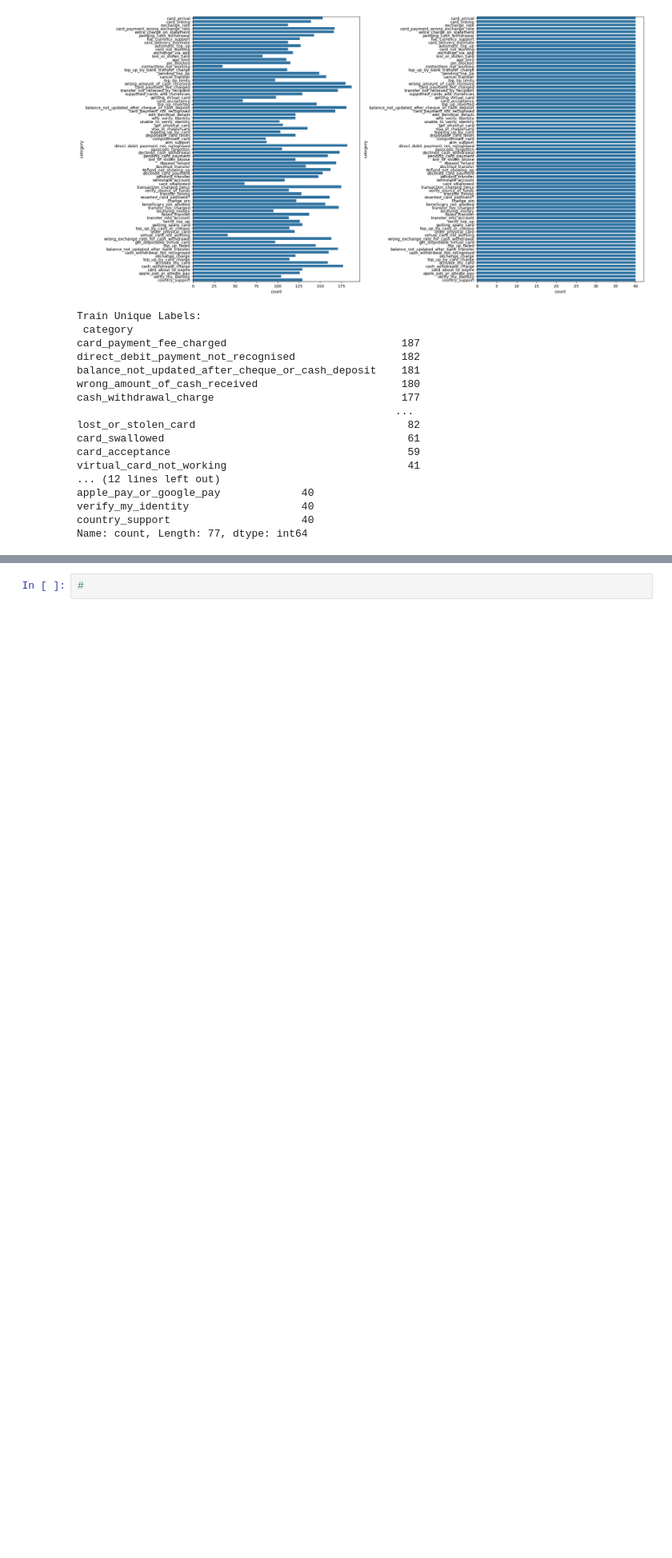
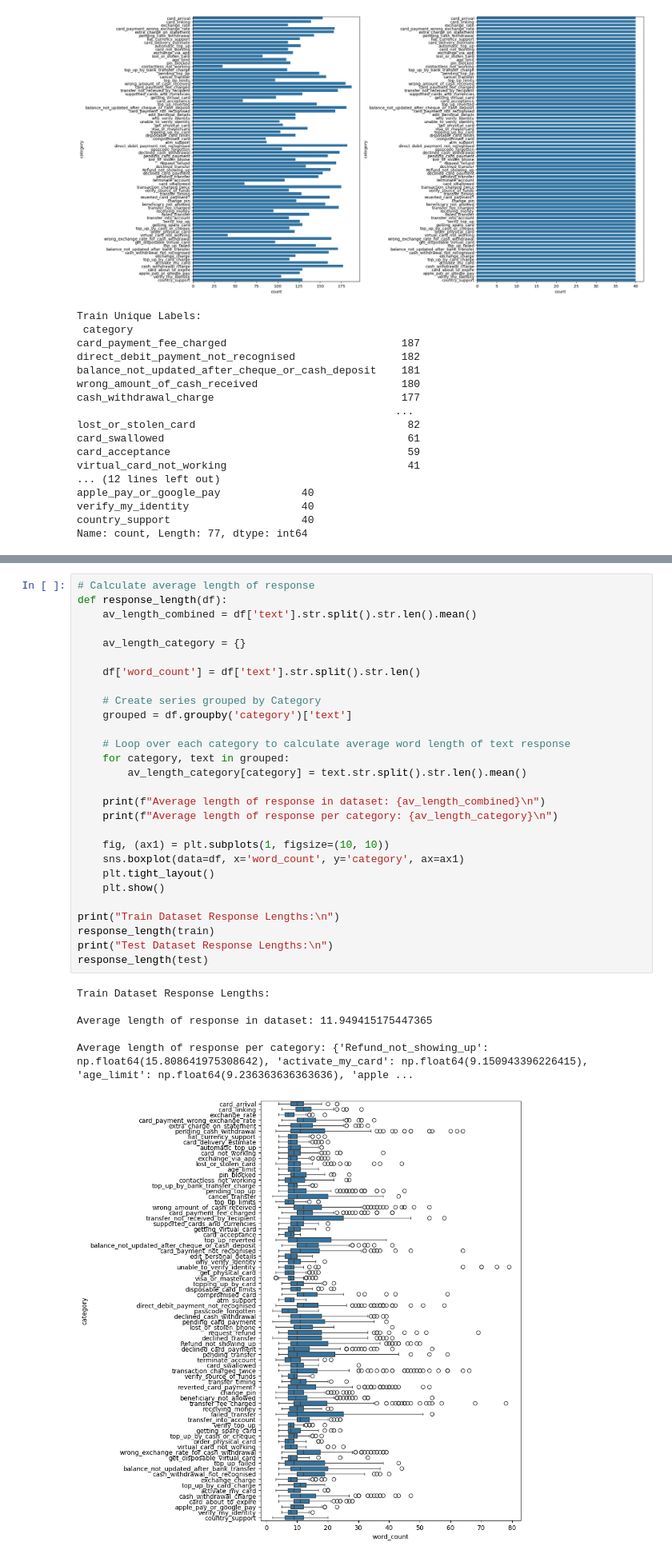
Before and after one commit to alexdimmock95/engineer-neural-networks-portfolio-project, a Jupyter notebook: banking_classification_BERT.ipynb, the cells around one changed output, grey strips where cells are left out. Shown at 80% size. Cells and saved outputs as stored; diff of their text form; blank space fills up the shorter version.

```diff
--- a/banking_classification_BERT.ipynb
+++ b/banking_classification_BERT.ipynb
@@ -168,2 +183,35 @@ count_top_words(test)
 # %%
-#
+# Calculate average length of response
+def response_length(df):
+    av_length_combined = df['text'].str.split().str.len().mean()
+
+    av_length_category = {}
+
+    df['word_count'] = df['text'].str.split().str.len()
+
+    # Create series grouped by Category
+    grouped = df.groupby('category')['text']
+
+    # Loop over each category to calculate average word length of text response
+    for category, text in grouped:
+        av_length_category[category] = text.str.split().str.len().mean()
+
+    print(f"Average length of response in dataset: {av_length_combined}\n")
+    print(f"Average length of response per category: {av_length_category}\n")
+
+    fig, (ax1) = plt.subplots(1, figsize=(10, 10))
+    sns.boxplot(data=df, x='word_count', y='category', ax=ax1)
+    plt.tight_layout()
+    plt.show()
+
+print("Train Dataset Response Lengths:\n")
+response_length(train)
+print("Test Dataset Response Lengths:\n")
+response_length(test)
+# %% [output]
+Train Dataset Response Lengths:
+
+Average length of response in dataset: 11.949415175447365
+
+Average length of response per category: {'Refund_not_showing_up': np.float64(15.808641975308642), 'activate_my_card': np.float64(9.150943396226415), 'age_limit': np.float64(9.236363636363636), 'apple ...
+[figure, added]
```
Also changed, not shown: parts of 5 cells of this notebook, 3 other files.
